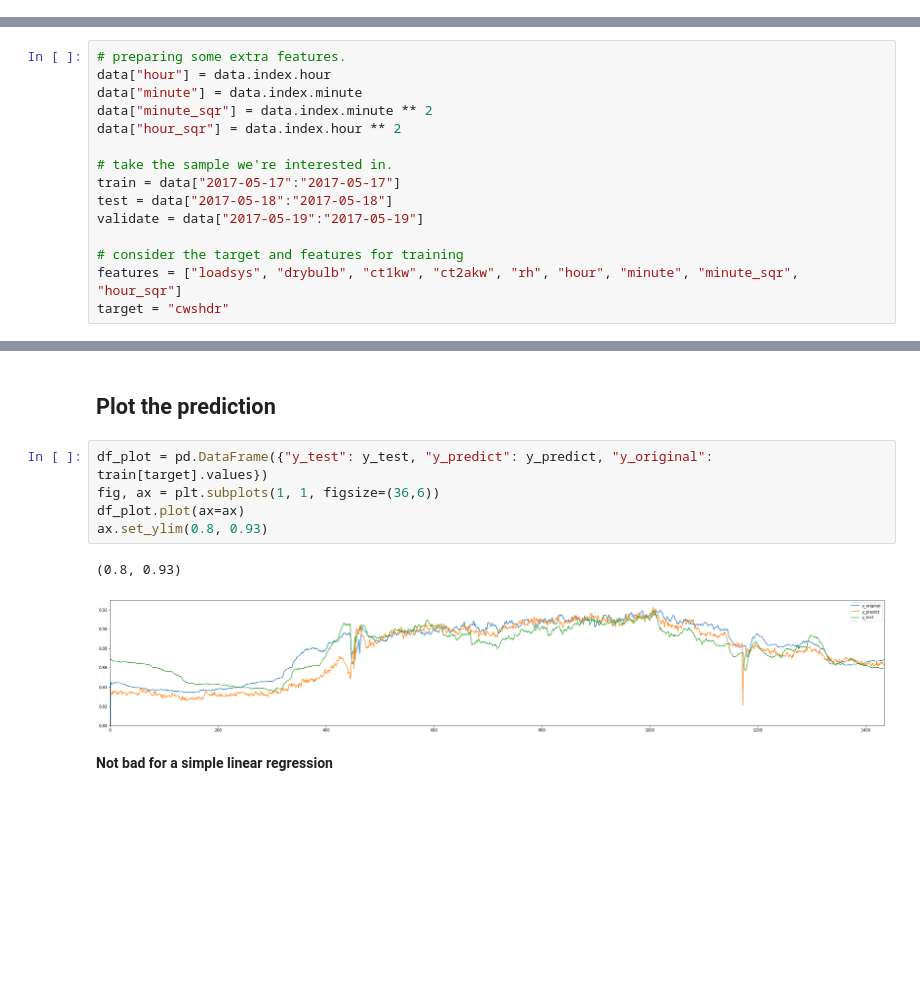
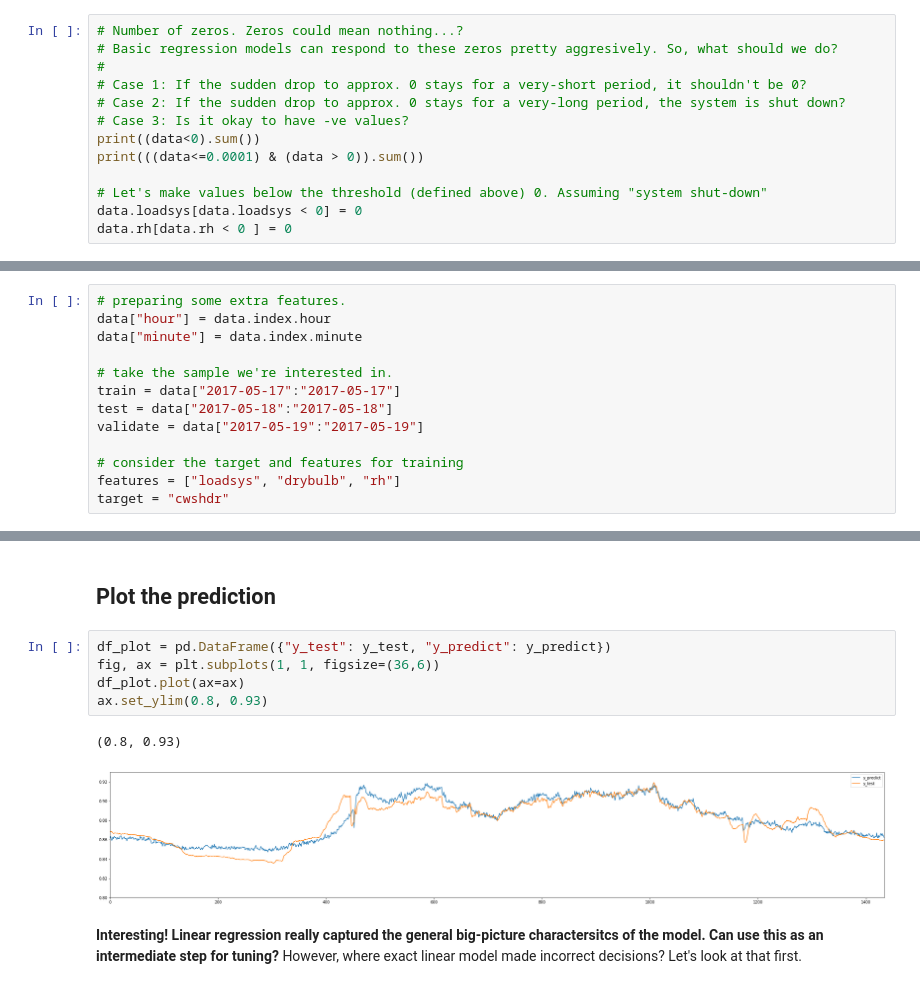
Before and after one commit to MiachelGu/chiller-plants, a Jupyter notebook: notebooks/3. Simple Regression - Insead.ipynb, the cells around one changed output, grey strips where cells are left out. Drawn from its saved outputs; the diff is of its cells as text; blank space fills up the shorter version.

```diff
--- a/notebooks/3. Simple Regression - Insead.ipynb
+++ b/notebooks/3. Simple Regression - Insead.ipynb
@@ -95,0 +127,13 @@ You'd notice above there are some null values in the columns we are interested.
+# %%
+# Number of zeros. Zeros could mean nothing...?
+# Basic regression models can respond to these zeros pretty aggresively. So, what should we do?
+#
+# Case 1: If the sudden drop to approx. 0 stays for a very-short period, it shouldn't be 0?
+# Case 2: If the sudden drop to approx. 0 stays for a very-long period, the system is shut down?
+# Case 3: Is it okay to have -ve values?
+print((data<0).sum())
+print(((data<=0.0001) & (data > 0)).sum())
+
+# Let's make values below the threshold (defined above) 0. Assuming "system shut-down"
+data.loadsys[data.loadsys < 0] = 0
+data.rh[data.rh < 0 ] = 0
@@ -110,8 +168,6 @@ data = pd.DataFrame(data, columns=columns, index=index)
 # preparing some extra features.
 data["hour"] = data.index.hour
 data["minute"] = data.index.minute
-data["minute_sqr"] = data.index.minute ** 2
-data["hour_sqr"] = data.index.hour ** 2
 
 # take the sample we're interested in.
 train = data["2017-05-17":"2017-05-17"]
@@ -119,7 +175,7 @@ test = data["2017-05-18":"2017-05-18"]
 validate = data["2017-05-19":"2017-05-19"]
 
 # consider the target and features for training
-features = ["loadsys", "drybulb", "ct1kw", "ct2akw", "rh", "hour", "minute", "minute_sqr", "hour_sqr"]
+features = ["loadsys", "drybulb", "rh"]
 target = "cwshdr"
 # %%
 # let's see how the train, test and validation samples of cwshdr
@@ -148,12 +210,12 @@ MSE:  0.000173871196207
 # %% [markdown]
 ## Plot the prediction
 # %%
-df_plot = pd.DataFrame({"y_test": y_test, "y_predict": y_predict, "y_original": train[target].values})
+df_plot = pd.DataFrame({"y_test": y_test, "y_predict": y_predict})
 fig, ax = plt.subplots(1, 1, figsize=(36,6))
 df_plot.plot(ax=ax)
 ax.set_ylim(0.8, 0.93)
 # %% [output]
 (0.8, 0.93)
-[figure, old version]
+[figure, new version]
-# %% [markdown]
-**Not bad for a simple linear regression**
+# %% [markdown]
+**Interesting! Linear regression really captured the general big-picture charactersitcs of the model. Can use this as an intermediate step for tuning?** However, where exact linear model made incorrect decisions? Let's look at that first.
```
Also changed, not shown: parts of 11 cells of this notebook.
